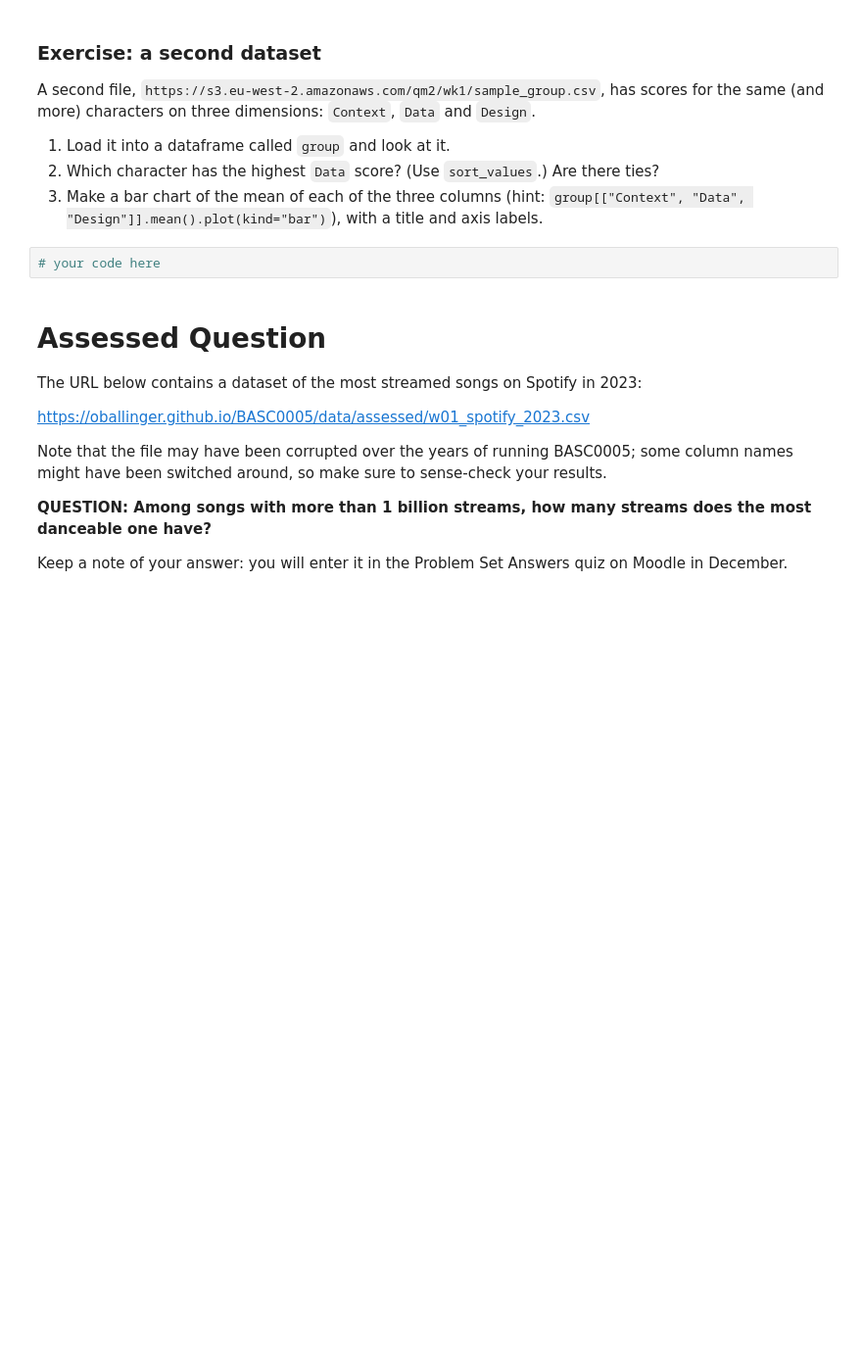
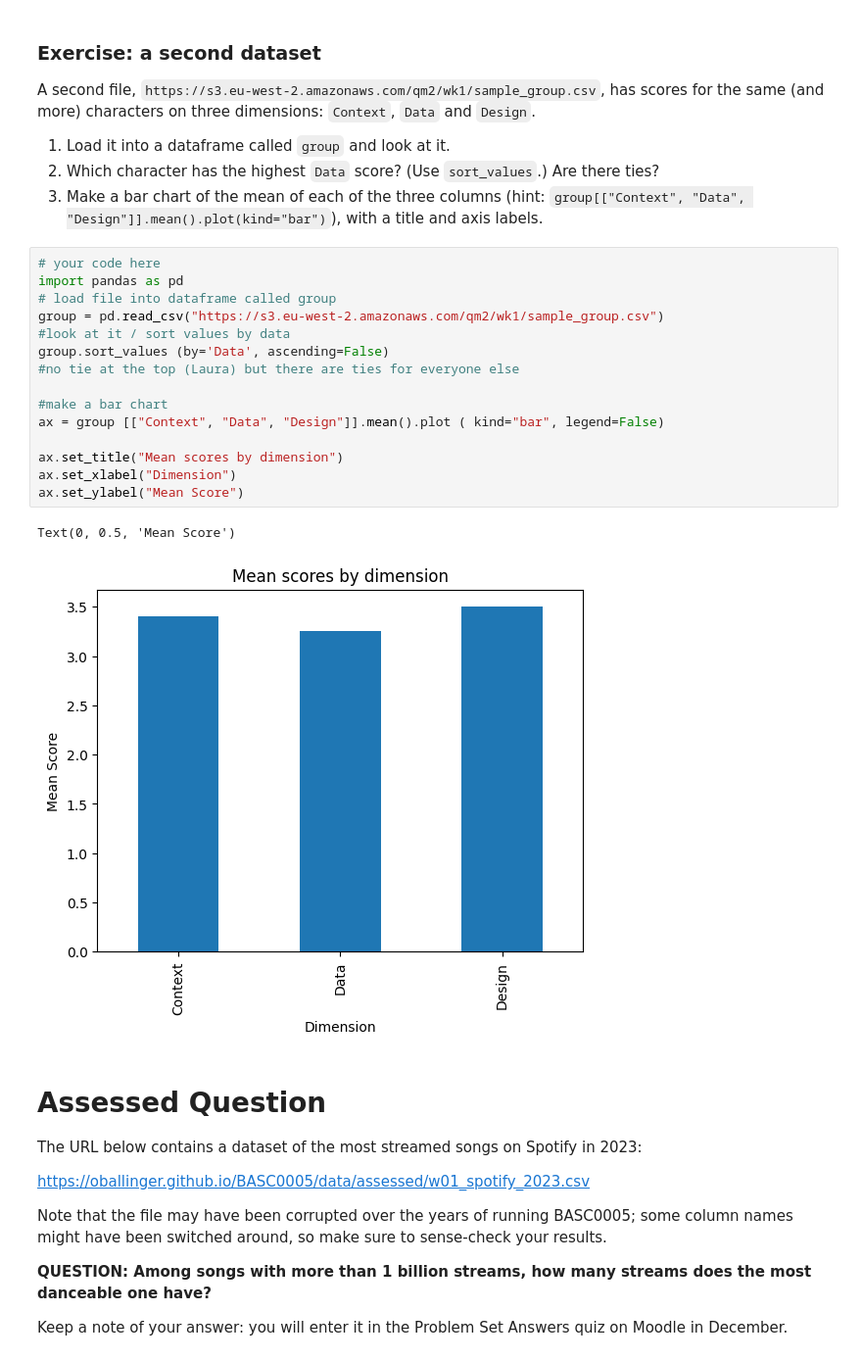
Before and after one commit to kayamalhi/QM2, a Jupyter notebook: notebooks/W01. Python Recap.ipynb, the cells around one changed output. Shown at 98% size. Cells and saved outputs as stored; diff of their text form; blank space fills up the shorter version.

```diff
--- a/notebooks/W01. Python Recap.ipynb
+++ b/notebooks/W01. Python Recap.ipynb
@@ -233,8 +283,24 @@ A second file, `https://s3.eu-west-2.amazonaws.com/qm2/wk1/sample_group.csv`, ha
 1. Load it into a dataframe called `group` and look at it.
 2. Which character has the highest `Data` score? (Use `sort_values`.) Are there ties?
 3. Make a bar chart of the mean of each of the three columns (hint: `group[["Context", "Data", "Design"]].mean().plot(kind="bar")`), with a title and axis labels.
-# %%
-# your code here
+# %%
+# your code here
+import pandas as pd
+# load file into dataframe called group
+group = pd.read_csv("https://s3.eu-west-2.amazonaws.com/qm2/wk1/sample_group.csv")
+#look at it / sort values by data
+group.sort_values (by='Data', ascending=False)
+#no tie at the top (Laura) but there are ties for everyone else
+
+#make a bar chart
+ax = group [["Context", "Data", "Design"]].mean().plot ( kind="bar", legend=False)
+
+ax.set_title("Mean scores by dimension")
+ax.set_xlabel("Dimension")
+ax.set_ylabel("Mean Score")
+# %% [output]
+Text(0, 0.5, 'Mean Score')
+[figure, added]
 # %% [markdown]
 # Assessed Question
 
```
Also changed, not shown: parts of 13 cells of this notebook.
